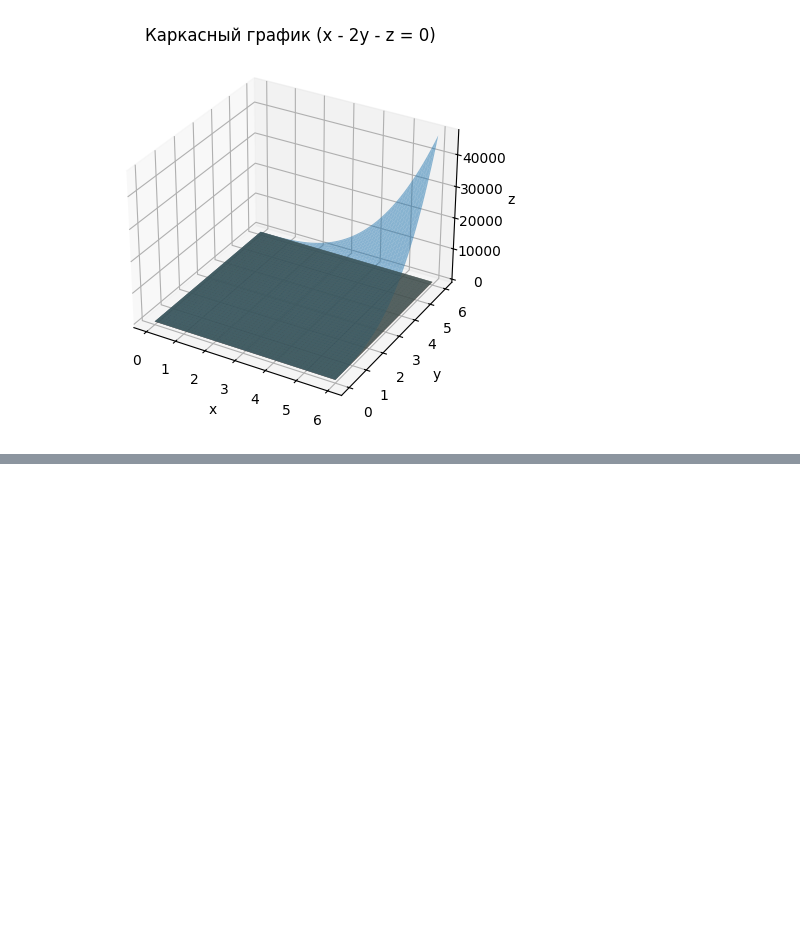
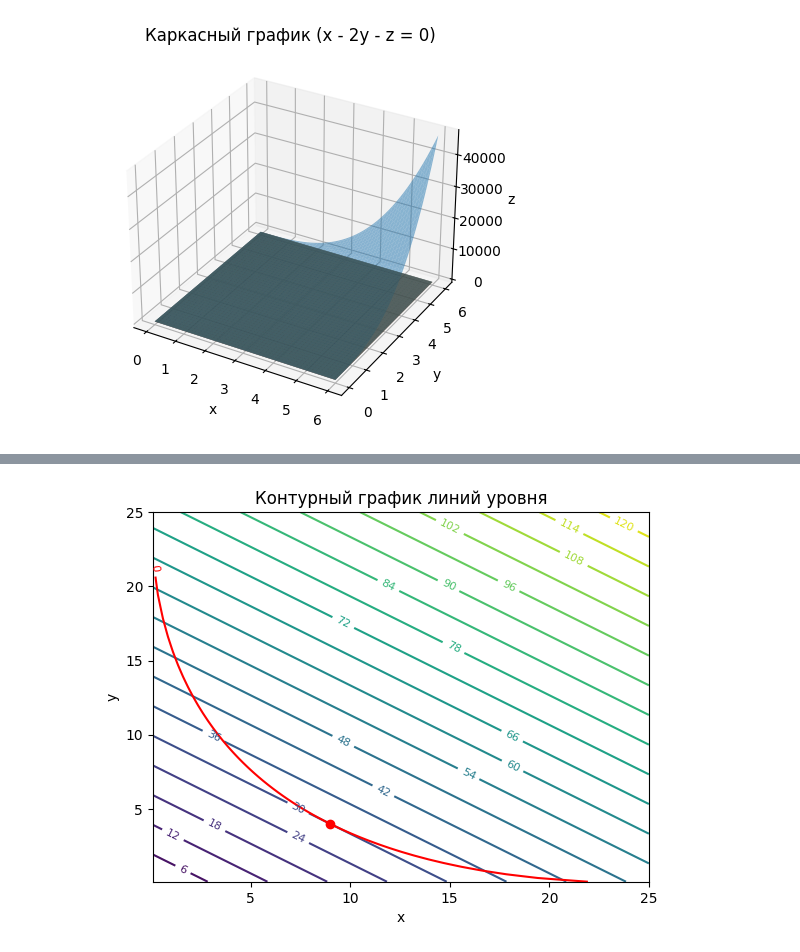
Before and after one commit to 2014AbuDabi/cpp, a Jupyter notebook: Python/4 задание.ipynb, the cells around one changed output, grey strips where cells are left out. Saved outputs shown, nothing was run; the diff lists cells and outputs as text; code cells hidden in the pictures; blank space fills up the shorter version.

```diff
--- a/Python/4 задание.ipynb
+++ b/Python/4 задание.ipynb
@@ -173,3 +95,93 @@ plt.show()
 [figure]
 [figure]
 [figure]
+# %%
+import numpy as np
+import matplotlib.pyplot as plt
+from scipy.optimize import fsolve
+
+# Определение функции
+def f(x, y):
+    return 2*x + 3*y
+
+# Определение ограничения
+def g(args):
+    x, y, l = args
+    # Векторизация условия с помощью np.where
+    return np.where((x >= 0) & (y >= 0), np.sqrt(x) + np.sqrt(y) - 5, 10**9)
+
+# Создание сетки значений x и y
+x = np.linspace(0.1, 25, 100)
+y = np.linspace(0.1, 25, 100)
+X, Y = np.meshgrid(x, y)
+
+# Вычисление значений функции и ограничения
+Z = f(X, Y)
+C = g([X, Y, 0])  # l не используется в g, но нужно передать аргумент
+
+# Построение контурного графика линий уровня функции и ограничения
+fig, ax = plt.subplots()
+contour_f = ax.contour(X, Y, Z, levels=20)
+contour_g = ax.contour(X, Y, C, levels=[0], colors='red')
+ax.clabel(contour_f, inline=True, fontsize=8)
+ax.clabel(contour_g, inline=True, fontsize=8)
+ax.set_xlabel('x')
+ax.set_ylabel('y')
+ax.set_title('Контурный график линий уровня')
+
+# А) Метод множителей Лагранжа
+
+# Определение функции Лагранжа
+def L(args):
+    x, y, l = args
+    return f(x, y) + l * g(args)
+
+# Вычисление частных производных функции Лагранжа
+def grad_L(args):
+    x, y, l = args
+    # Избегаем деления на 0, возвращая большое число
+    dL_dx = np.where(x > 0, 2 + l / (2 * np.sqrt(x)), 10**9)
+    dL_dy = np.where(y > 0, 3 + l / (2 * np.sqrt(y)), 10**9)
+    dL_dl = g(args)
+    return [dL_dx, dL_dy, dL_dl]
+
+# Решение системы уравнений на стационарные точки
+# с помощью метода Ньютона
+x0 = [1, 1, 1]  # Начальное приближение
+sol = fsolve(grad_L, x0)
+x_extr, y_extr, l_extr = sol
+
+# Вывод результатов
+print(f"Стационарная точка: ({x_extr:.4f}, {y_extr:.4f})")
+print(f"Значение функции в стационарной точке: {f(x_extr, y_extr):.4f}")
+
+# Б) Вычисление f(25, 0)
+result_b = f(25, 0)
+print(f"f(25, 0) = {result_b:.4f}")
+
+# Г) Объяснение
+print(f"f(9, 4) = {f(9, 4):.4f}")
+plt.plot(9, 4, 'ro')
+
+plt.show()
+
+"""
+# Г) Объяснение
+
+Метод множителей Лагранжа не может найти максимум в данной задаче,
+потому что он работает только в том случае, если ограничение и функция
+дифференцируемы в точке экстремума. В данном случае, ограничение √x + √y = 5
+не дифференцируемо в точке (25, 0), так как частная производная по y
+стремится к бесконечности при приближении к этой точке.
+
+На графике видно, что линии уровня функции f(x, y) = 2x + 3y
+касаются линии ограничения √x + √y = 5 в точке (9, 4).
+Это точка условного максимума.
+
+Точка (25, 0) не является точкой экстремума,
+хотя значение функции в ней больше, чем в точке (9, 4).
+Это связано с тем, что точка (25, 0) лежит на границе допустимой области,
+и мы можем получить сколь угодно большие значения функции,
+приближаясь к этой точке.
+"""
+# %% [output]
@@ -175,0 +192 @@ plt.show()
+[figure, added]
```
Also changed, not shown: parts of 2 cells of this notebook.
